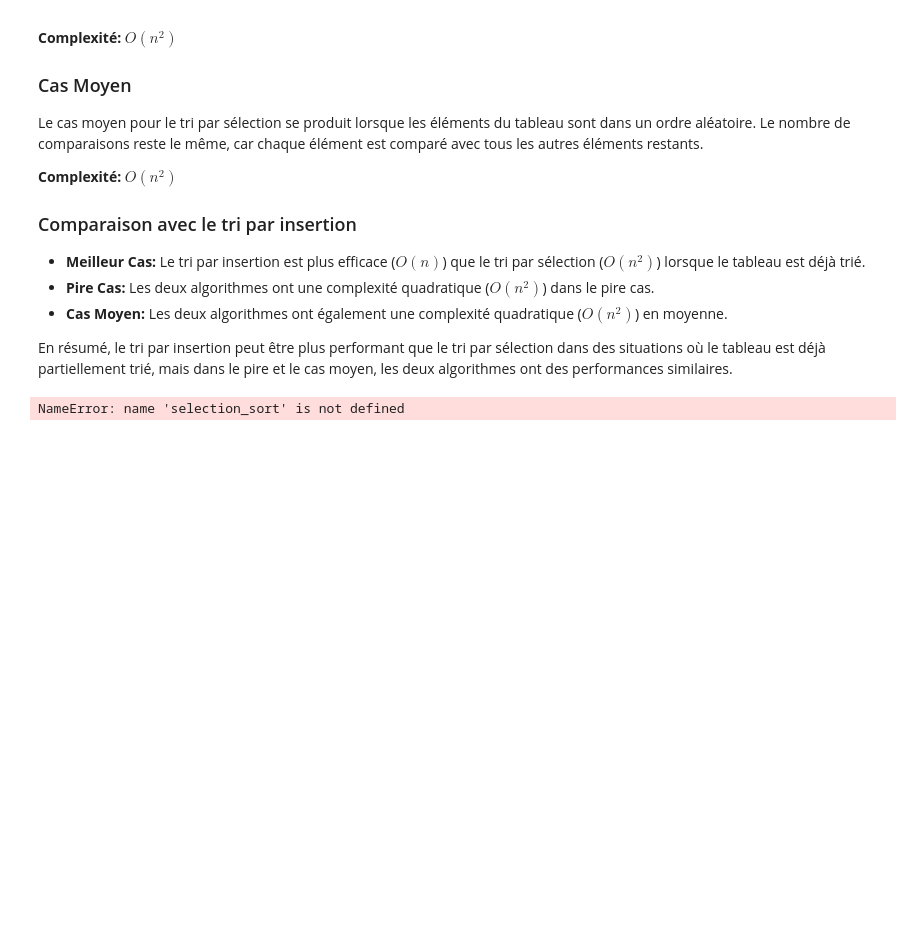
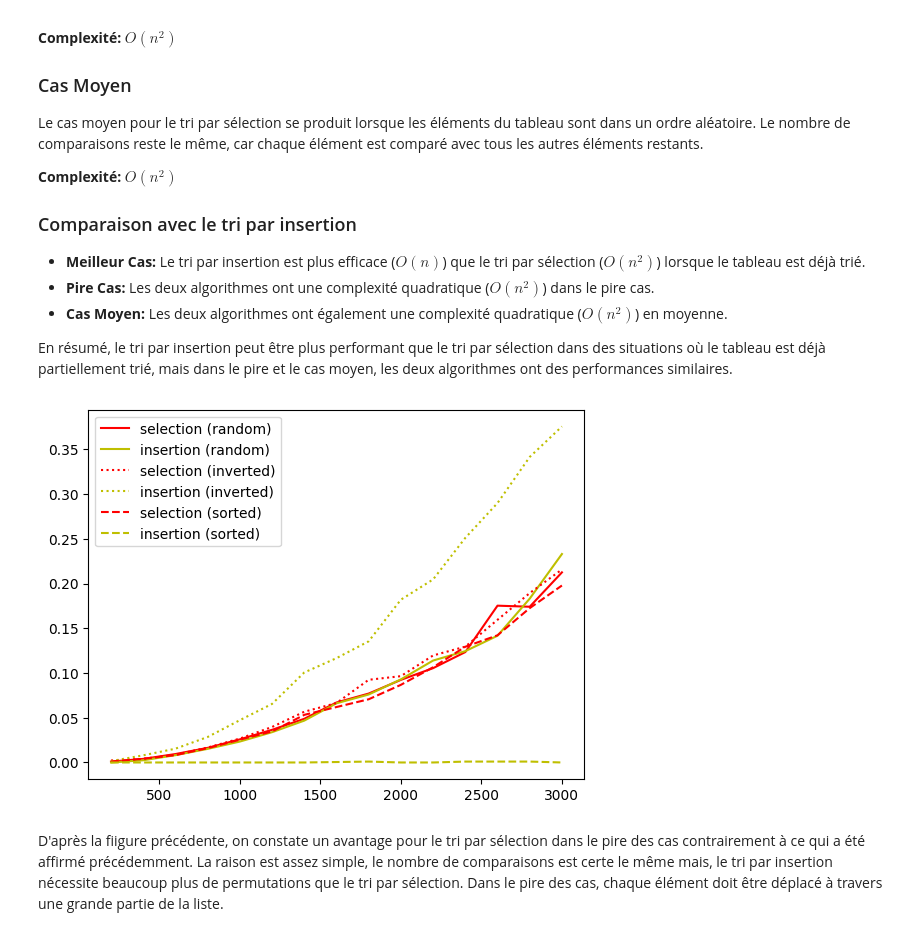
Before and after one commit to Nikoala4/IT4A, a Jupyter notebook: selection_sort.ipynb, the cells around one changed output. Saved outputs shown, nothing was run; the diff lists cells and outputs as text; code cells hidden in the pictures; blank space fills up the shorter version.

Commit message:
selection fait

```diff
--- a/selection_sort.ipynb
+++ b/selection_sort.ipynb
@@ -26,6 +26,8 @@ Le cas moyen pour le tri par sélection se produit lorsque les éléments du tab
 
 En résumé, le tri par insertion peut être plus performant que le tri par sélection dans des situations où le tableau est déjà partiellement trié, mais dans le pire et le cas moyen, les deux algorithmes ont des performances similaires.
 # %%
-executerTriConcurrence([selection_sort,insertion_sort], ['selection','insertion'], ['r', 'y', 'g', 'b'], nlist=15, nval=200, surplace=True, liste=['random', 'inverted', 'partial'])
+executerTriConcurrence([selection_sort,insertion_sort], ['selection','insertion'], ['r', 'y', 'g', 'b'], nlist=15, nval=200, surplace=True, liste=['random', 'inverted', 'sorted'])
 # %% [output]
-NameError: name 'selection_sort' is not defined
+[figure, added]
+# %% [markdown]
+D'après la fiigure précédente, on constate un avantage pour le tri par sélection dans le pire des cas contrairement à ce qui a été affirmé précédemment. La raison est assez simple, le nombre de comparaisons est certe le même mais, le tri par insertion nécessite beaucoup plus de permutations que le tri par sélection. Dans le pire des cas, chaque élément doit être déplacé à travers une grande partie de la liste.
```
